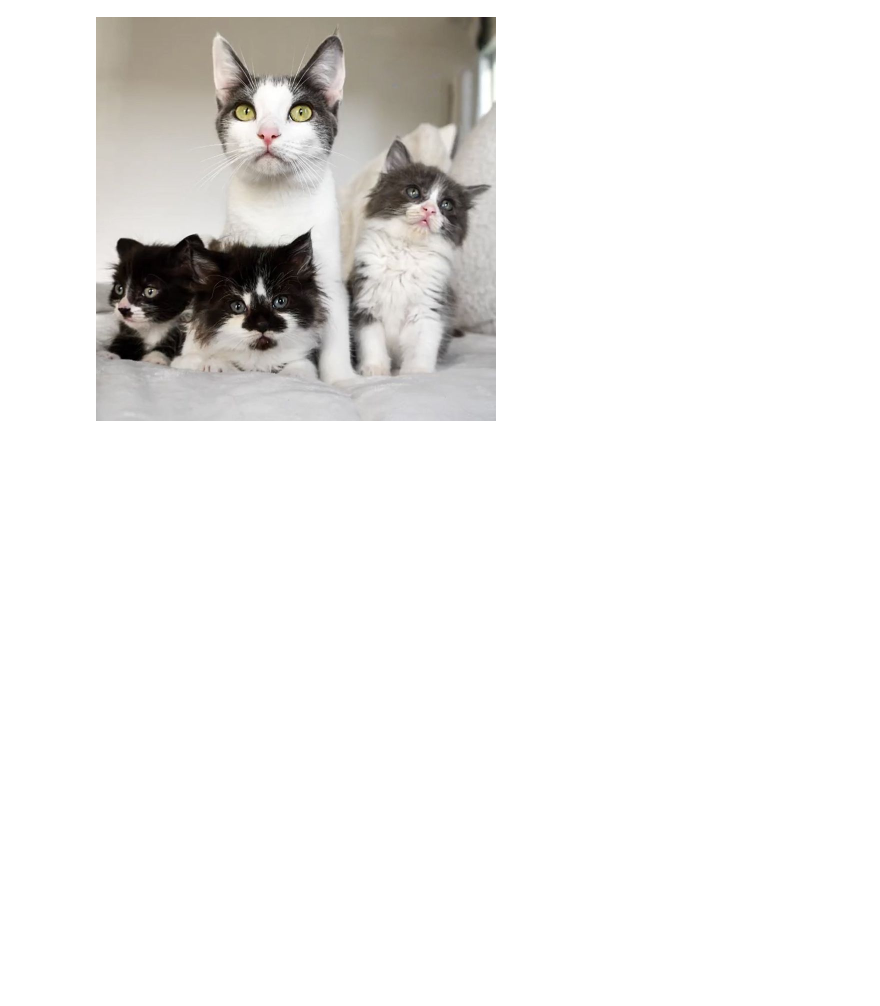
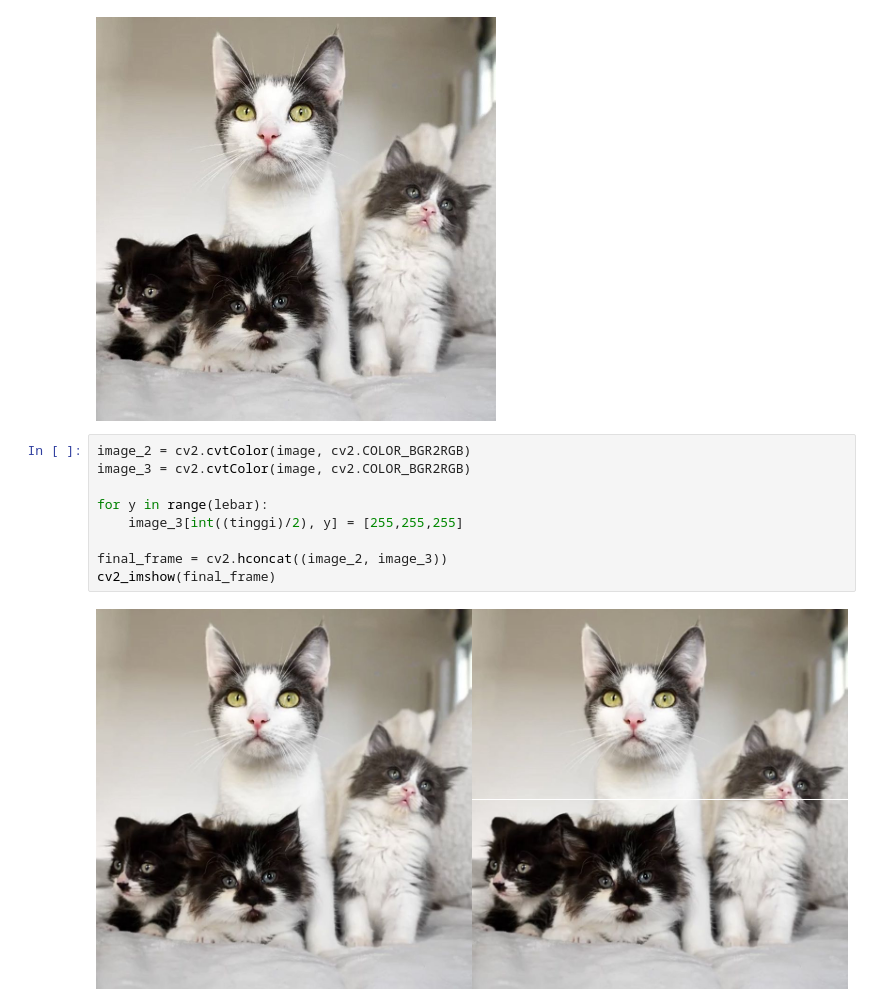
Before and after one commit to Majid5654/Erwan-Majid_PCVK_Ganjil_2025, a Jupyter notebook: Week1.ipynb, the cells around one changed output. Drawn from its saved outputs; the diff is of its cells as text; blank space fills up the shorter version.

```diff
--- a/Week1.ipynb
+++ b/Week1.ipynb
@@ -36,3 +36,14 @@ cv2_imshow(image_2)
 # %% [output]
 resolusi image : tinggi x lebar =  404 x 400
 [figure]
+# %%
+image_2 = cv2.cvtColor(image, cv2.COLOR_BGR2RGB)
+image_3 = cv2.cvtColor(image, cv2.COLOR_BGR2RGB)
+
+for y in range(lebar):
+    image_3[int((tinggi)/2), y] = [255,255,255]
+
+final_frame = cv2.hconcat((image_2, image_3))
+cv2_imshow(final_frame)
+# %% [output]
+[figure, added]
```
